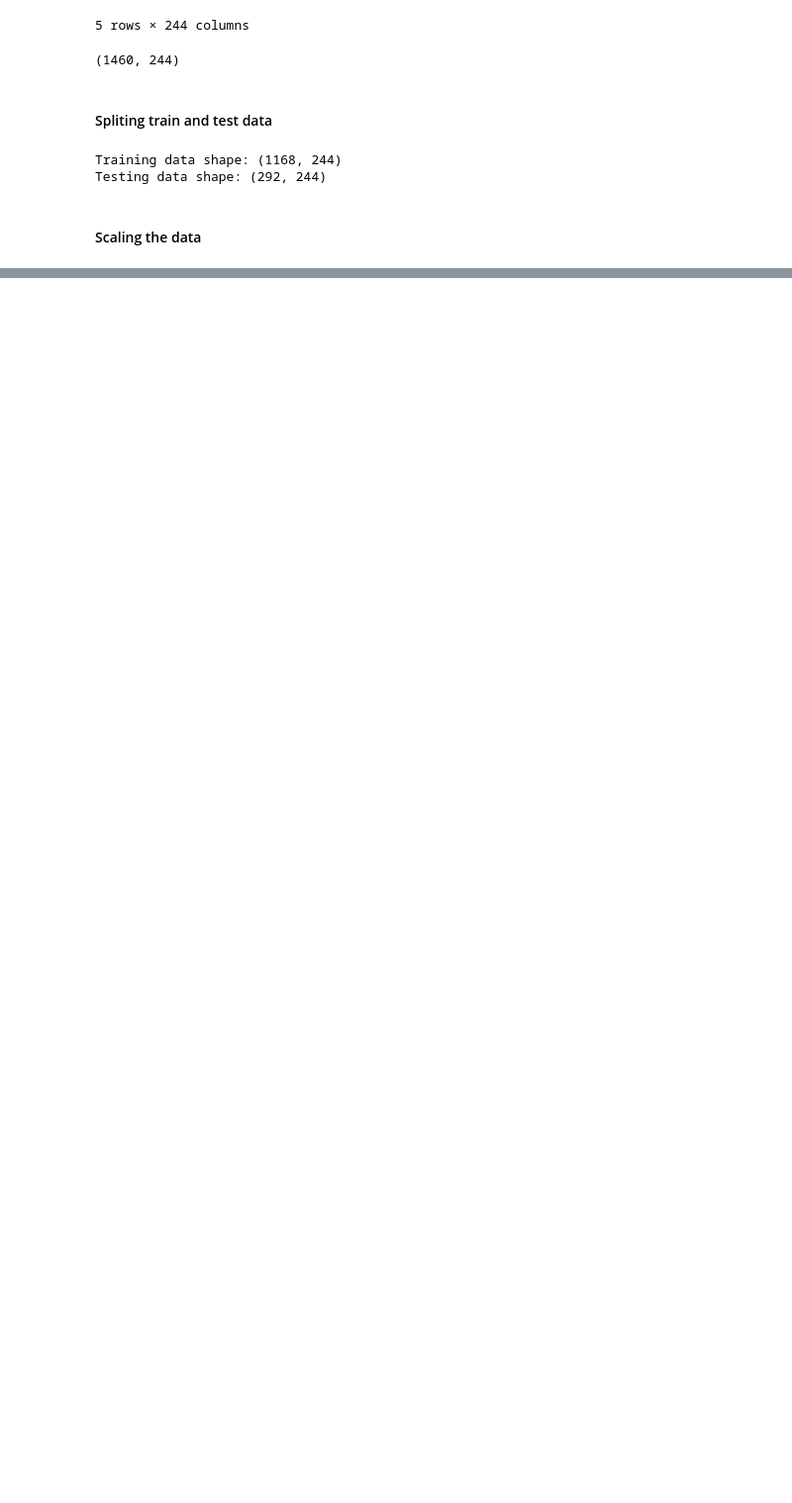
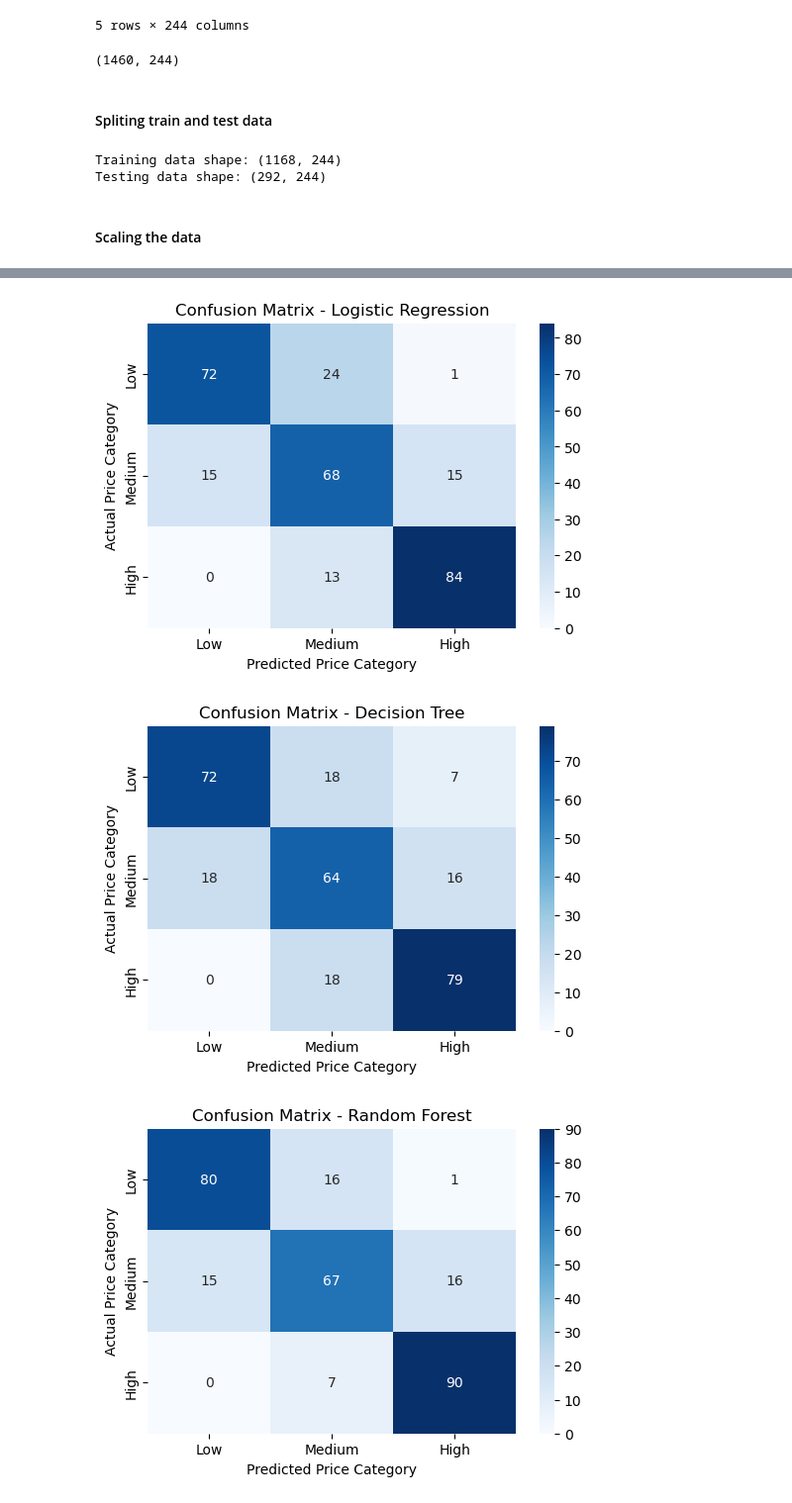
Before and after one commit to MohammadRafi21/House-Prices-Advanced-Regression, a Jupyter notebook: House_Price_Classification.ipynb, the cells around one changed output, grey strips where cells are left out. Shown at 99% size. Cells and saved outputs as stored; diff of their text form; code cells hidden in the pictures; blank space fills up the shorter version.

```diff
--- a/House_Price_Classification.ipynb
+++ b/House_Price_Classification.ipynb
@@ -165,0 +176,9 @@ X_test_scaled = scaler.transform(X_test)
+# %%
+# Define the classification models
+models = {
+    "Logistic Regression": LogisticRegression(max_iter=1000),
+    "Decision Tree": DecisionTreeClassifier(random_state=42),
+    "Random Forest": RandomForestClassifier(n_estimators=100, random_state=42),
+    "Support Vector Machine": SVC(kernel="rbf", random_state=42),
+    "K-Nearest Neighbors": KNeighborsClassifier(n_neighbors=5)
+}
@@ -165,0 +252,8 @@ X_test_scaled = scaler.transform(X_test)
+# %%
+for model_name, model in models.items():
+    print("\n==============================")
+    print(model_name)
+    print("==============================")
+
+    y_pred = model.predict(X_test_scaled)
+    print(classification_report(y_test, y_pred))
@@ -165,0 +280,33 @@ X_test_scaled = scaler.transform(X_test)
+# %%
+# Confusion matrices for all models
+
+for model_name, model in models.items():
+
+    # Train the model
+    model.fit(X_train_scaled, y_train)
+
+    # Predict test data
+    y_pred = model.predict(X_test_scaled)
+
+    # Create confusion matrix
+    cm = confusion_matrix(y_test, y_pred, labels=["Low", "Medium", "High"])
+
+    # Plot confusion matrix
+    plt.figure(figsize=(6, 4))
+    sns.heatmap(
+        cm,
+        annot=True,
+        fmt="d",
+        cmap="Blues",
+        xticklabels=["Low", "Medium", "High"],
+        yticklabels=["Low", "Medium", "High"]
+    )
+
+    plt.title(f"Confusion Matrix - {model_name}")
+    plt.xlabel("Predicted Price Category")
+    plt.ylabel("Actual Price Category")
+    plt.show()
+# %% [output]
+[figure, added]
+[figure, added]
+[figure, added]
```
Also changed, not shown: parts of 11 cells of this notebook.
